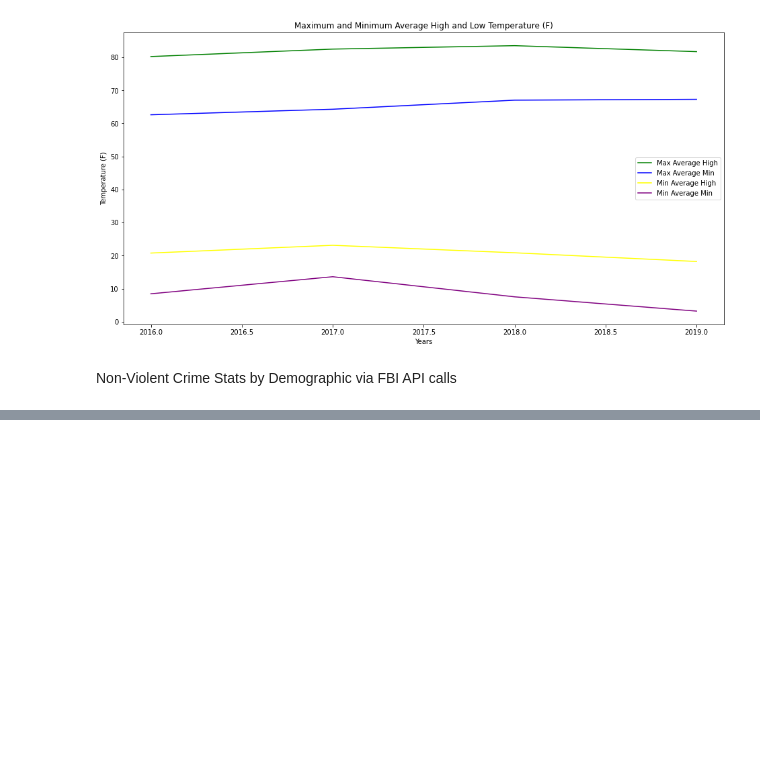
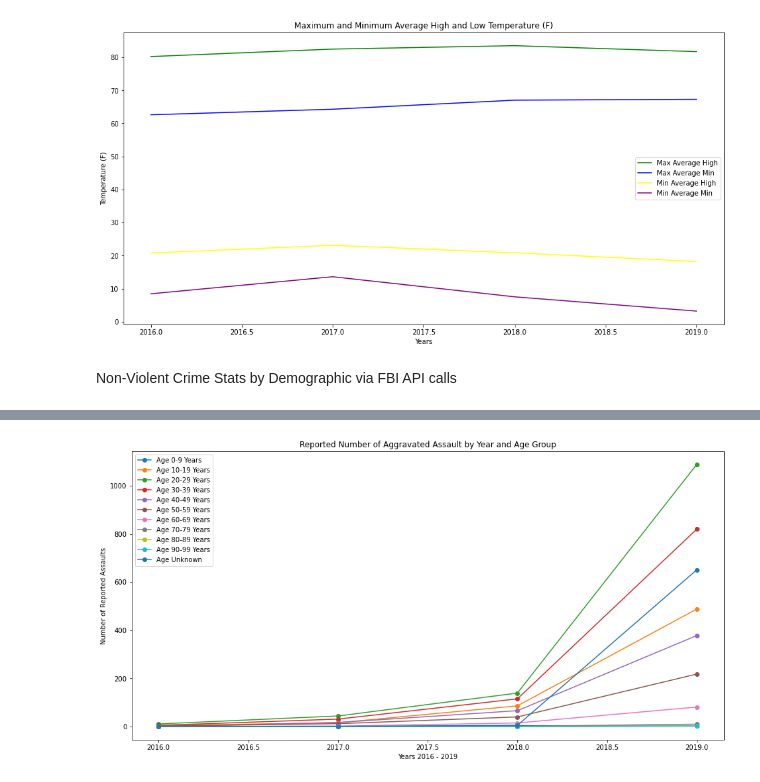
Before and after one commit to teenastewart/Project_1, a Jupyter notebook: Teena/Project 1 notebook.ipynb, the cells around one changed output, grey strips where cells are left out. Saved outputs shown, nothing was run; the diff lists cells and outputs as text; code cells hidden in the pictures; blank space fills up the shorter version.

```diff
--- a/Teena/Project 1 notebook.ipynb
+++ b/Teena/Project 1 notebook.ipynb
@@ -640,0 +435,15 @@ plt.show()
+# %%
+# grabbing stats for assault by age
+assault_stats = []
+url = "https://api.usa.gov/crime/fbi/sapi/api/data/nibrs/aggravated-assault/offender/states/mn/age?API_KEY=" +FBI_api_key
+response = requests.get(url)
+assault_data = response.json()
+assault_stats.append(assault_data)
+# %%
+# converting API JSON results to dataframe
+assault_data = {}
+assault_data = assault_stats[0]
+assault_dict = assault_data.get("results")
+assault_df = pd.DataFrame(assault_dict)
+assault_df['description'] = 'Aggravated Assault'
+assault_df
@@ -640,0 +456,23 @@ plt.show()
+# %%
+# Plotting vehicle theft data by age
+plt.figure(figsize=(16, 8))
+plt.xlabel('Years 2016 - 2019')
+plt.ylabel('Number of Reported Assaults')
+plt.title('Reported Number of Aggravated Assault by Year and Age Group')
+# plt.xticks(rotation = 45)
+plt.plot(assault_df['data_year'], assault_df['range_0_9'], marker ='o', label='Age 0-9 Years')
+plt.plot(assault_df['data_year'], assault_df['range_10_19'], marker ='o', label='Age 10-19 Years')
+plt.plot(assault_df['data_year'], assault_df['range_20_29'], marker ='o', label='Age 20-29 Years')
+plt.plot(assault_df['data_year'], assault_df['range_30_39'], marker ='o', label='Age 30-39 Years')
+plt.plot(assault_df['data_year'], assault_df['range_40_49'], marker ='o', label='Age 40-49 Years')
+plt.plot(assault_df['data_year'], assault_df['range_50_59'], marker ='o', label='Age 50-59 Years')
+plt.plot(assault_df['data_year'], assault_df['range_60_69'], marker ='o', label='Age 60-69 Years')
+plt.plot(assault_df['data_year'], assault_df['range_70_79'], marker ='o', label='Age 70-79 Years')
+plt.plot(assault_df['data_year'], assault_df['range_80_89'], marker ='o', label='Age 80-89 Years')
+plt.plot(assault_df['data_year'], assault_df['range_90_99'], marker ='o', label='Age 90-99 Years')
+plt.plot(assault_df['data_year'], assault_df['unknown'], marker ='o', label='Age Unknown')
+plt.legend()
+plt.savefig('Reported Number of Aggravated Assault by Year and Age Group.png')
+plt.show()
+# %% [output]
+[figure, added]
```
Also changed, not shown: parts of 47 cells of this notebook, 10 other files.
